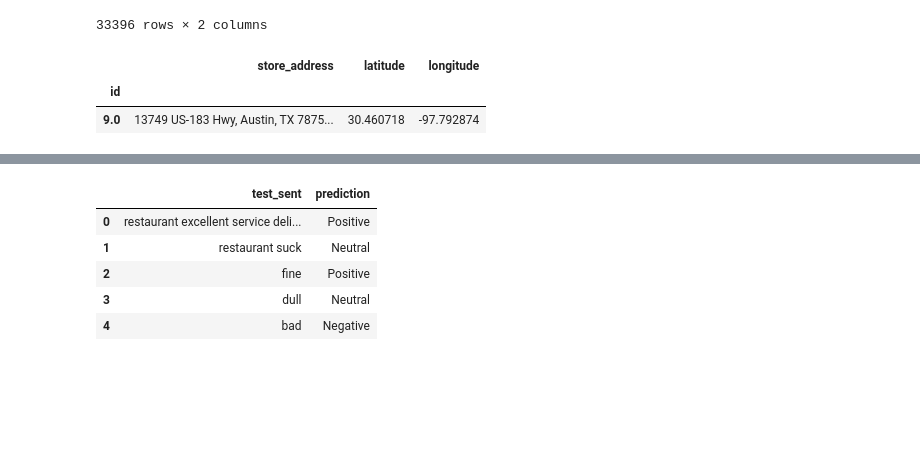
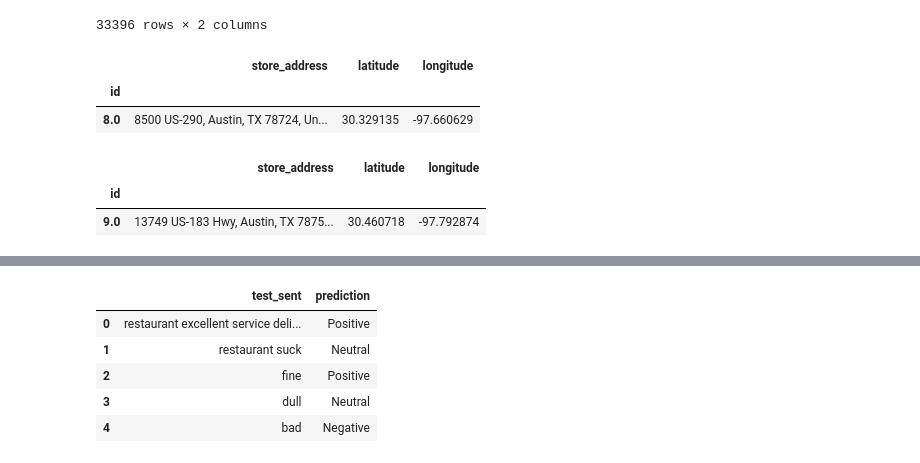
Before and after one commit to tkachenko0/McDonalds-FinderBot-for-Telegram, a Jupyter notebook: nb_progetto.ipynb, the cells around one changed output, grey strips where cells are left out. Drawn from its saved outputs; the diff is of its cells as text; code cells hidden in the pictures; blank space fills up the shorter version.

```diff
--- a/nb_progetto.ipynb
+++ b/nb_progetto.ipynb
@@ -71,15 +64,22 @@ def plot_sentiment_word_clouds(df):
         plotting.plot_word_cloud(df_sentiment, sentiment, 'review_clean')
 
 # plot_sentiment_word_clouds(df)
-# %%
-# Ho spostato la funzione nella libreria utils percè ci servirà successivamente per il bot
-current_position = [30.460718, -97.792874]
-best_point = utils.select_best_restaurant_from_stars(df, current_position, max_distance=5)
-best_point
-# %% [output]
-|  | store_address | latitude | longitude |
-| id |  |  |  |
-| 9.0 | 13749 US-183 Hwy, Austin, TX 7875... | 30.460718 | -97.792874 |
+# %%
+# non cancellare per ora questo commento: [30.460718, -97.792874]  max_distance=100
+current_position = [30.460718, -97.792874]
+best_rated_restaurant = utils.select_best_restaurant_from_stars(df, current_position, max_distance=100)
+best_rated_restaurant
+# %% [output]
+|  | store_address | latitude | longitude |
+| id |  |  |  |
+| 8.0 | 8500 US-290, Austin, TX 78724, Un... | 30.329135 | -97.660629 |
+# %%
+best_feeling_restaurant = utils.select_best_restaurant_from_sentiment(df, current_position, max_distance=100)
+best_feeling_restaurant
+# %% [output]
+|  | store_address | latitude | longitude |
+| id |  |  |  |
+| 9.0 | 13749 US-183 Hwy, Austin, TX 7875... | 30.460718 | -97.792874 |
 # %%
 X, y = df['review_clean'], df['sentiment']
 x_train, x_test, y_train, y_test = train_test_split(X, y, test_size=0.2, random_state=42)
```
Also changed, not shown: parts of 5 cells of this notebook.
